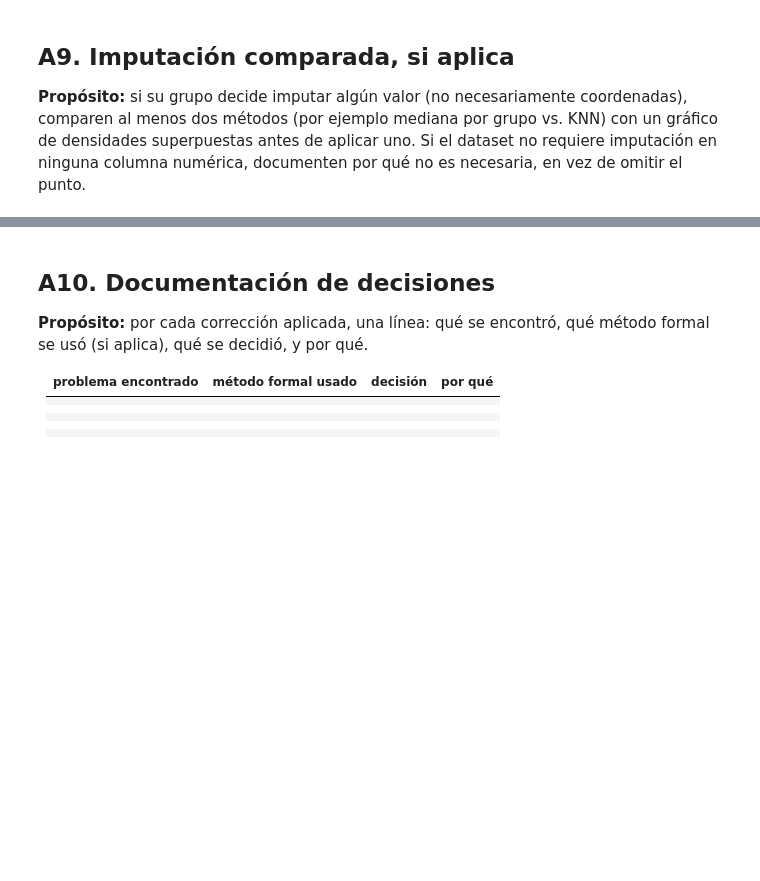
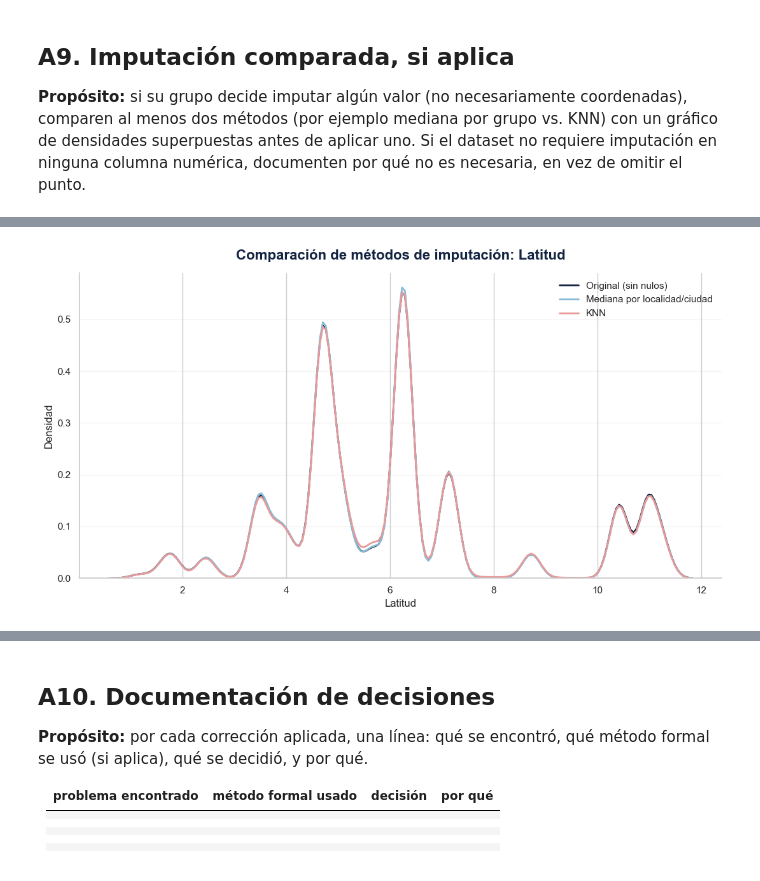
Before and after one commit to jp0617/visualizacionAnalisis, a Jupyter notebook: v0.1_s3_dataviz_grupo1.ipynb, the cells around one changed output, grey strips where cells are left out. Saved outputs shown, nothing was run; the diff lists cells and outputs as text; code cells hidden in the pictures; blank space fills up the shorter version.

```diff
--- a/v0.1_s3_dataviz_grupo1.ipynb
+++ b/v0.1_s3_dataviz_grupo1.ipynb
@@ -475,0 +796,52 @@ Duplicados eliminados: 1355
+# %%
+# Valores originales válidos
+latitud_original = df_coord["latitud"].dropna()
+
+fig, ax = plt.subplots(figsize=(11, 6))
+
+sns.kdeplot(
+    latitud_original,
+    label="Original (sin nulos)",
+    linewidth=2,
+    color="#132441",
+    ax=ax
+)
+
+sns.kdeplot(
+    df_mediana["latitud"],
+    label="Mediana por localidad/ciudad",
+    linewidth=2,
+    color="#87BBD7",
+    ax=ax
+)
+
+sns.kdeplot(
+    df_knn["latitud"],
+    label="KNN",
+    linewidth=2,
+    color="#E89A9A",
+    ax=ax
+)
+
+ax.set_title(
+    "Comparación de métodos de imputación: Latitud",
+    fontsize=16,
+    fontweight="bold",
+    color="#132441",
+    pad=15
+)
+
+ax.set_xlabel("Latitud", fontsize=12)
+ax.set_ylabel("Densidad", fontsize=12)
+
+ax.grid(axis="y", alpha=0.2)
+
+ax.spines["top"].set_visible(False)
+ax.spines["right"].set_visible(False)
+
+ax.legend(frameon=False)
+
+plt.tight_layout()
+plt.show()
+# %% [output]
+[figure, added]
```
Also changed, not shown: parts of 19 cells of this notebook.
